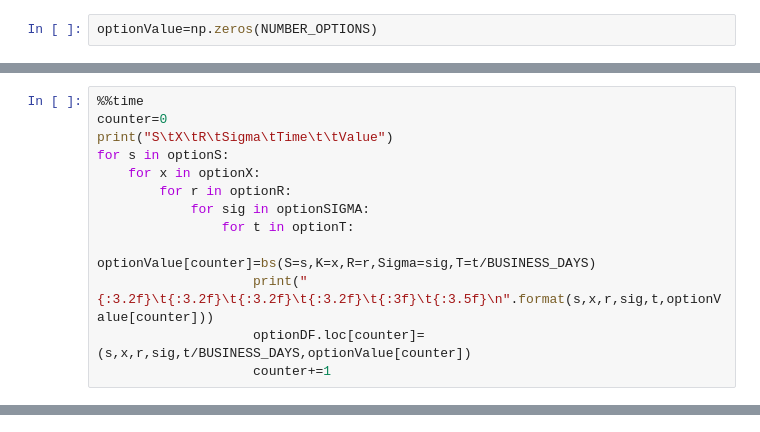
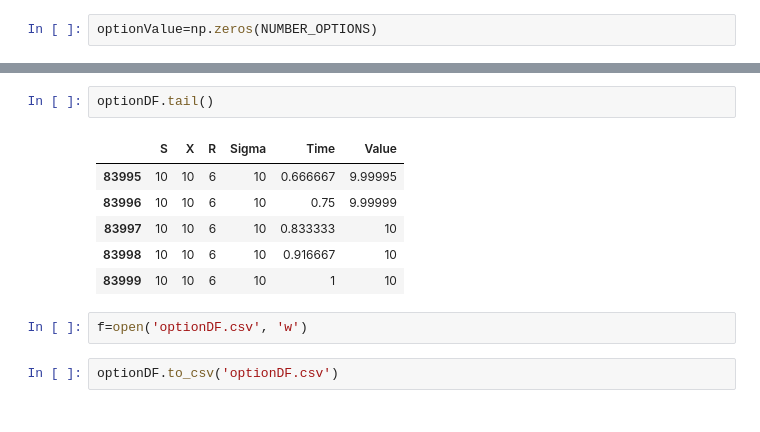
Before and after one commit to dpnolan/learningBlackScholes, a Jupyter notebook: BS.ipynb, the cells around one changed output, grey strips where cells are left out. Drawn from its saved outputs; the diff is of its cells as text.

```diff
--- a/BS.ipynb
+++ b/BS.ipynb
@@ -106,13 +226,0 @@ optionDF.shape
-# %%
-%%time
-counter=0
-print("S\tX\tR\tSigma\tTime\t\tValue")
-for s in optionS:
-    for x in optionX:
-        for r in optionR:
-            for sig in optionSIGMA:
-                for t in optionT:
-                    optionValue[counter]=bs(S=s,K=x,R=r,Sigma=sig,T=t/BUSINESS_DAYS)
-                    print("{:3.2f}\t{:3.2f}\t{:3.2f}\t{:3.2f}\t{:3f}\t{:3.5f}\n".format(s,x,r,sig,t,optionValue[counter]))
-                    optionDF.loc[counter]=(s,x,r,sig,t/BUSINESS_DAYS,optionValue[counter])
-                    counter+=1
@@ -118,0 +247,13 @@ for s in optionS:
+# %%
+optionDF.tail()
+# %% [output]
+|  | S | X | R | Sigma | Time | Value |
+| 83995 | 10 | 10 | 6 | 10 | 0.666667 | 9.99995 |
+| 83996 | 10 | 10 | 6 | 10 | 0.75 | 9.99999 |
+| 83997 | 10 | 10 | 6 | 10 | 0.833333 | 10 |
+| 83998 | 10 | 10 | 6 | 10 | 0.916667 | 10 |
+| 83999 | 10 | 10 | 6 | 10 | 1 | 10 |
+# %%
+f=open('optionDF.csv', 'w')
+# %%
+optionDF.to_csv('optionDF.csv')
```
Also changed, not shown: parts of 26 cells of this notebook.
